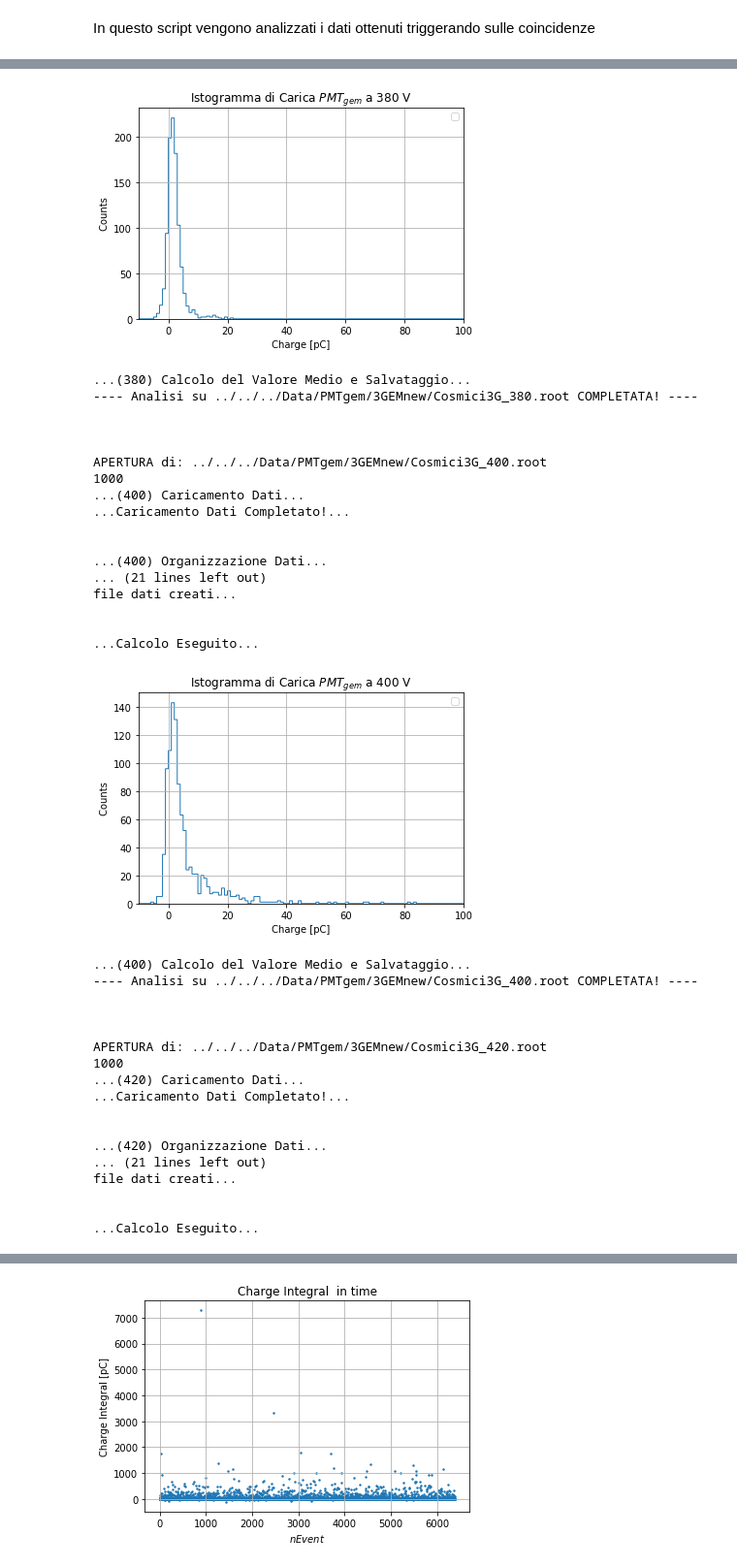
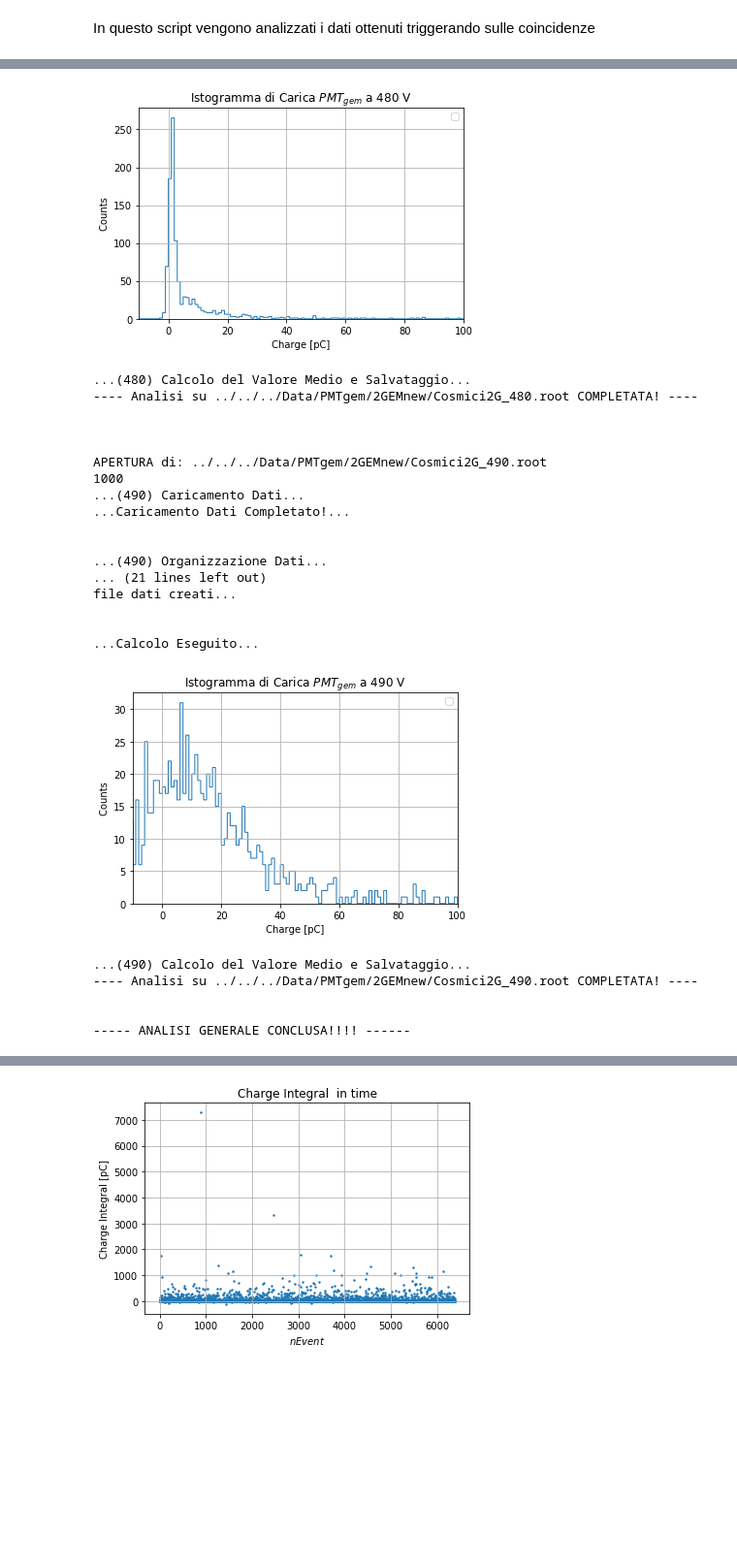
Before and after one commit to edoardoORANGE/ORANGEdata, a Jupyter notebook: Analisi/GEMdataAnalysis/HVscanCosmici.ipynb, the cells around one changed output, grey strips where cells are left out. Shown at 97% size. Saved outputs shown, nothing was run; the diff lists cells and outputs as text; code cells hidden in the pictures; blank space fills up the shorter version.

```diff
--- a/Analisi/GEMdataAnalysis/HVscanCosmici.ipynb
+++ b/Analisi/GEMdataAnalysis/HVscanCosmici.ipynb
@@ -10,8 +10,8 @@ import matplotlib.pyplot as plt
 from ROOT import TMath , TF1, TH1F
 import scipy.stats as st
 
-voltage = [380 , 400 , 420]#[380 , 400 , 420 , 450 , 470 , 480 , 490]#[400 , 420 ,450 , 470 , 490]#
-nGEM = '3'
+voltage = [480 , 490]#[380 , 400 , 420 , 440 , 450]#[380 , 400 , 420 , 450 , 470 , 480 , 490]#[400 , 420 ,450 , 470 , 490]#
+nGEM = '2'
 
 
 #definisco degli array in cui salvare dinamicamente i valori da graficare
@@ -119,7 +119,7 @@ for number in voltage: #ciclo che permette di aprire tutti i file in sequenza
             waveCh4A.append(waveCh4[i]/R) #conversione dati Tensione -> dati Corrente
             waveCh2A.append(waveCh2[i]/R) #blu
             waveCh3A.append(waveCh3[i]/R) #verde
-            if min(waveCh4[i][600:800]) <= -15:
+            if min(waveCh4[i][600:800]) <= -20:
                 signal.append(waveCh4[i]/R)
         else: 1
             #print(min(waveCh4[i]) , waveCh4[i].argmin() , i) #check
@@ -276,41 +276,29 @@ APERTURA di: ../../../Data/PMTgem/3GEMnew/Cosmici3G_380.root
 ... (16 lines left out)
 file dati creati...
 
 
 ...Calcolo Eseguito...
-[figure, old version]
+[figure, new version]
-...(380) Calcolo del Valore Medio e Salvataggio...
----- Analisi su ../../../Data/PMTgem/3GEMnew/Cosmici3G_380.root COMPLETATA! ----
+...(480) Calcolo del Valore Medio e Salvataggio...
+---- Analisi su ../../../Data/PMTgem/2GEMnew/Cosmici2G_480.root COMPLETATA! ----
 
 
 
-APERTURA di: ../../../Data/PMTgem/3GEMnew/Cosmici3G_400.root
+APERTURA di: ../../../Data/PMTgem/2GEMnew/Cosmici2G_490.root
 1000
-...(400) Caricamento Dati...
+...(490) Caricamento Dati...
 ...Caricamento Dati Completato!...
 
 
-...(400) Organizzazione Dati...
+...(490) Organizzazione Dati...
 ... (21 lines left out)
 file dati creati...
 
 
 ...Calcolo Eseguito...
-[figure, old version]
+[figure, new version]
-...(400) Calcolo del Valore Medio e Salvataggio...
----- Analisi su ../../../Data/PMTgem/3GEMnew/Cosmici3G_400.root COMPLETATA! ----
+...(490) Calcolo del Valore Medio e Salvataggio...
+---- Analisi su ../../../Data/PMTgem/2GEMnew/Cosmici2G_490.root COMPLETATA! ----
 
 
-
-APERTURA di: ../../../Data/PMTgem/3GEMnew/Cosmici3G_420.root
-1000
-...(420) Caricamento Dati...
-...Caricamento Dati Completato!...
-
-
-...(420) Organizzazione Dati...
-... (21 lines left out)
-file dati creati...
-
-
-...Calcolo Eseguito...
+----- ANALISI GENERALE CONCLUSA!!!! ------
```
Also changed, not shown: parts of 2 cells of this notebook, 14 other files.
